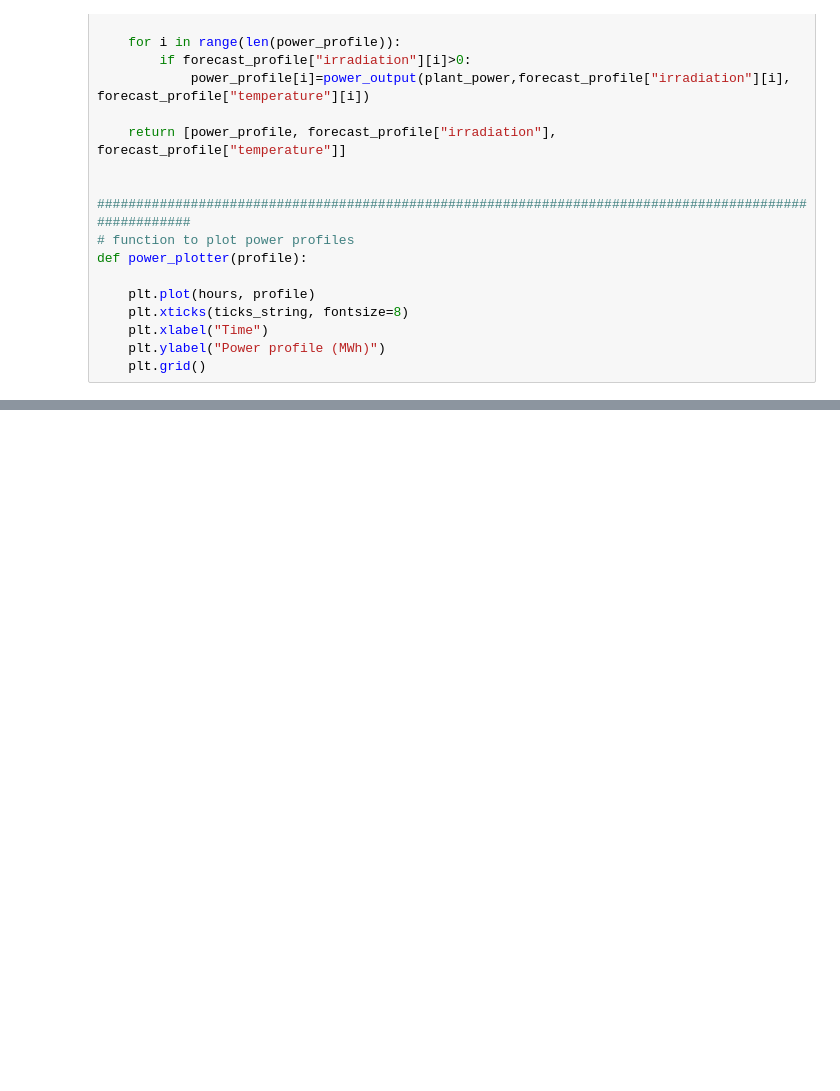
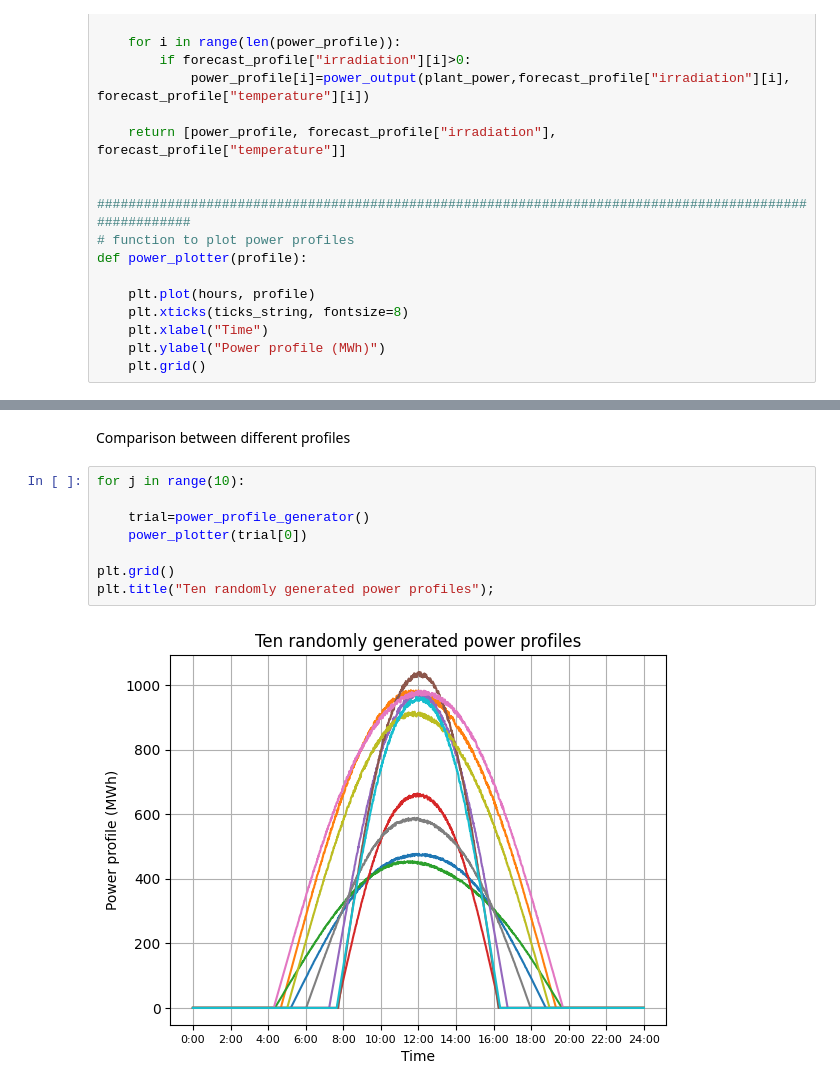
Before and after one commit to Andrea1999Broglia/Solar-field-output-simulation-by-Monte-Carlo-method, a Jupyter notebook: model.ipynb, the cells around one changed output, grey strips where cells are left out. Saved outputs shown, nothing was run; the diff lists cells and outputs as text; blank space fills up the shorter version.

```diff
--- a/model.ipynb
+++ b/model.ipynb
@@ -118,0 +122,12 @@ plt.title("Randomly generated power profile");
+# %% [markdown]
+Comparison between different profiles
+# %%
+for j in range(10):
+
+    trial=power_profile_generator()
+    power_plotter(trial[0])
+
+plt.grid()
+plt.title("Ten randomly generated power profiles");
+# %% [output]
+[figure, added]
```
Also changed, not shown: parts of 6 cells of this notebook, 2 other files.
